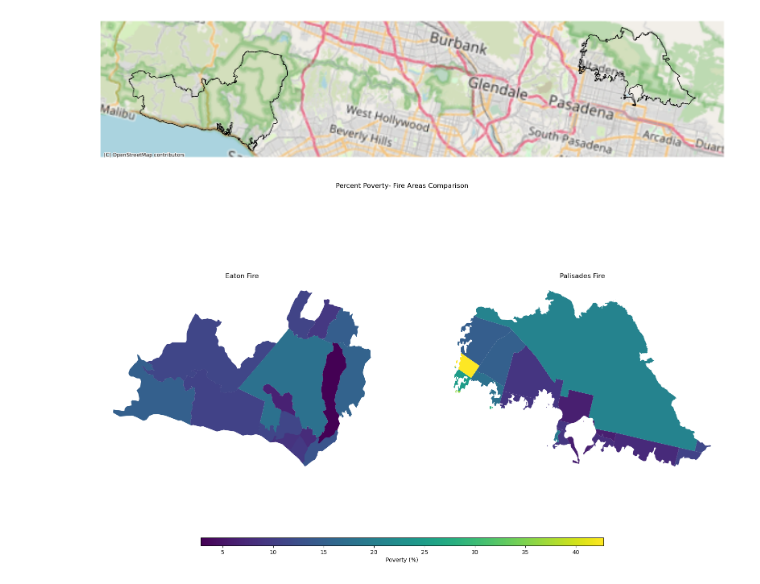
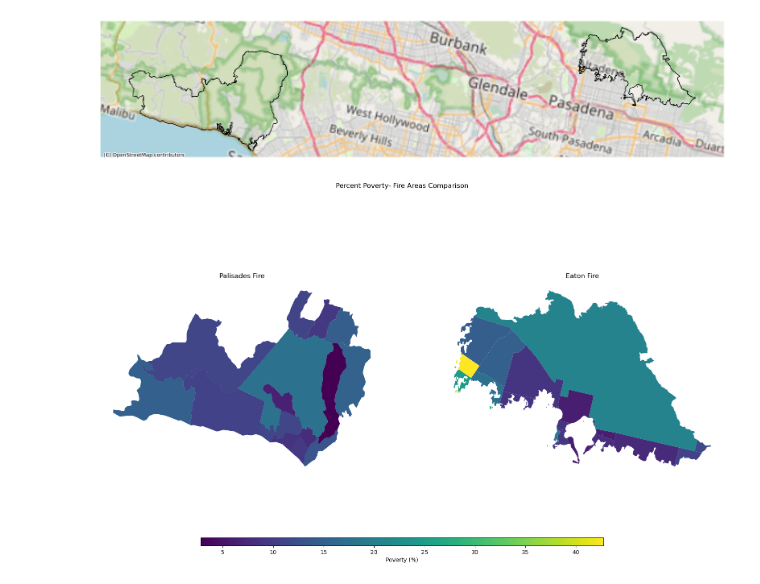
Before and after one commit to kylienewcomer/eds220-2025-sections, a Jupyter notebook: week8/section8.ipynb, the cells around one changed output. Saved outputs shown, nothing was run; the diff lists cells and outputs as text; code cells hidden in the pictures.

Commit message:
Create comparative figures

```diff
--- a/week8/section8.ipynb
+++ b/week8/section8.ipynb
@@ -208,33 +208,33 @@ vmax = max(eji_pal[eji_variable].max(), eji_eat[eji_variable].max())
 
 # Plot census tracts within Palisades perimeter
 eji_pal.plot(
     column= eji_variable,
     vmin=vmin, vmax=vmax,
     legend=False,
     ax=ax1,
 )
-ax1.set_title('Eaton Fire')
+ax1.set_title('Palisades Fire')
 ax1.axis('off')
 
 # Plot census tracts within Eaton perimeter
 eji_eat.plot(
     column= eji_variable,
     vmin=vmin, vmax=vmax,
     legend=False,
     ax=ax2,
 )
-ax2.set_title('Palisades Fire')
+ax2.set_title('Eaton Fire')
 ax2.axis('off')
 
 # Add overall title
 fig.suptitle('Percent Poverty- Fire Areas Comparison')
 
 # Add shared colorbar at the bottom
 sm = plt.cm.ScalarMappable( norm=plt.Normalize(vmin=vmin, vmax=vmax))
 cbar_ax = fig.add_axes([0.25, 0.08, 0.5, 0.02])  # [left, bottom, width, height]
 cbar = fig.colorbar(sm, cax=cbar_ax, orientation='horizontal')
 cbar.set_label('Poverty (%)')
 
 plt.show()
 # %% [output]
-[figure, old version]
+[figure, new version]
```
Also changed, not shown: parts of 2 cells of this notebook.
